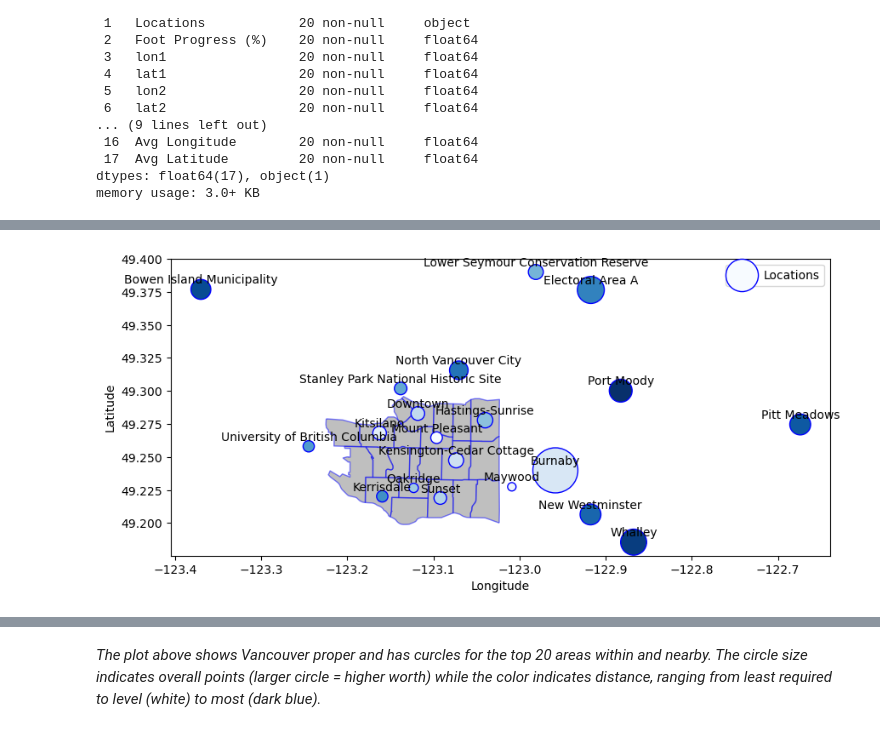
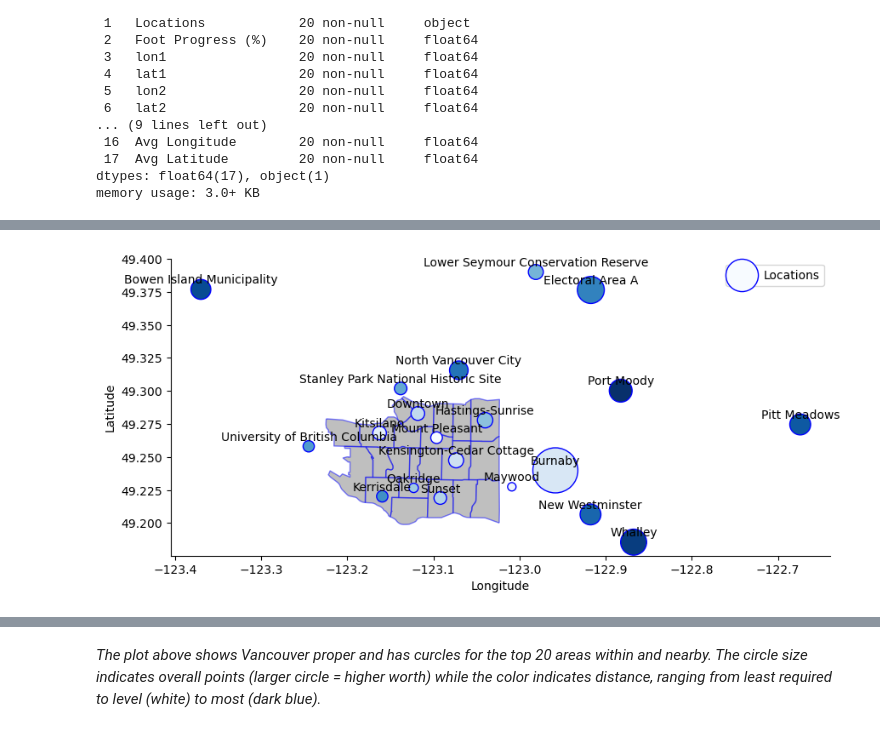
Before and after one commit to ajancewicz/wandrer_analysis, a Jupyter notebook: Wandrer scraper.ipynb, the cells around one changed output, grey strips where cells are left out. Drawn from its saved outputs; the diff is of its cells as text; code cells hidden in the pictures.

```diff
--- a/Wandrer scraper.ipynb
+++ b/Wandrer scraper.ipynb
@@ -763,31 +758,32 @@ gdf
 gdf['geometry'] = gdf.apply(lambda row: Point(row['Avg Longitude'], row['Avg Latitude']), axis=1)
 
 # Get a basemap of Metro Vancouver
 metro_vancouver = gpd.read_file("Vancouver-local-area-boundary.geojson")  # GeoJSON file
 
 # Project both GeoDataFrames to the same CRS (coordinate reference system)
 gdf = gdf.to_crs(metro_vancouver.crs)
 
 # Plot the GeoDataFrame with circles representing point_maximizer
 fig, ax = plt.subplots(figsize=(10, 10))
 
 # Plot the basemap
 metro_vancouver.plot(ax=ax, alpha=0.5, color='gray', edgecolor='blue')
 
 # Plot the points with color gradient based on 'Distance to Level' and size based on 'point_maximizer'
 # lighter blue means shorter distance to level, and larger circle means higher points
 gdf.plot(ax=ax, cmap='Blues', markersize='Total Points', label="Locations", legend=True, edgecolor="blue")
 
 # Annotate each point with its 'Locations' name
 for idx, row in gdf.iterrows():
     ax.annotate(row['Locations'], (row['Avg Longitude'], row['Avg Latitude']), textcoords="offset points", xytext=(0,5), ha='center')
 
 # Set the axis labels
 ax.set_xlabel('Longitude')
 ax.set_ylabel('Latitude')
 
 # Show the plot
 plt.legend()
+sns.despine()
 plt.show()
 # %% [output]
-[figure, old version]
+[figure, new version]
```
Also changed, not shown: parts of 3 cells of this notebook.
